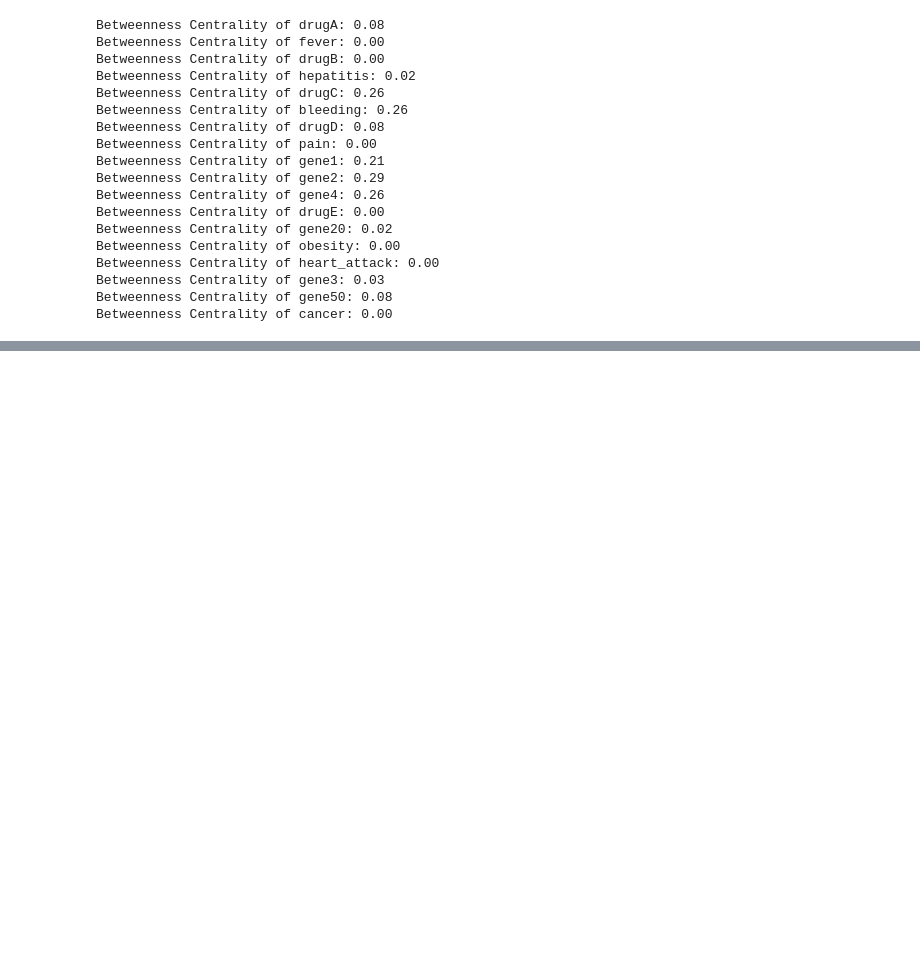
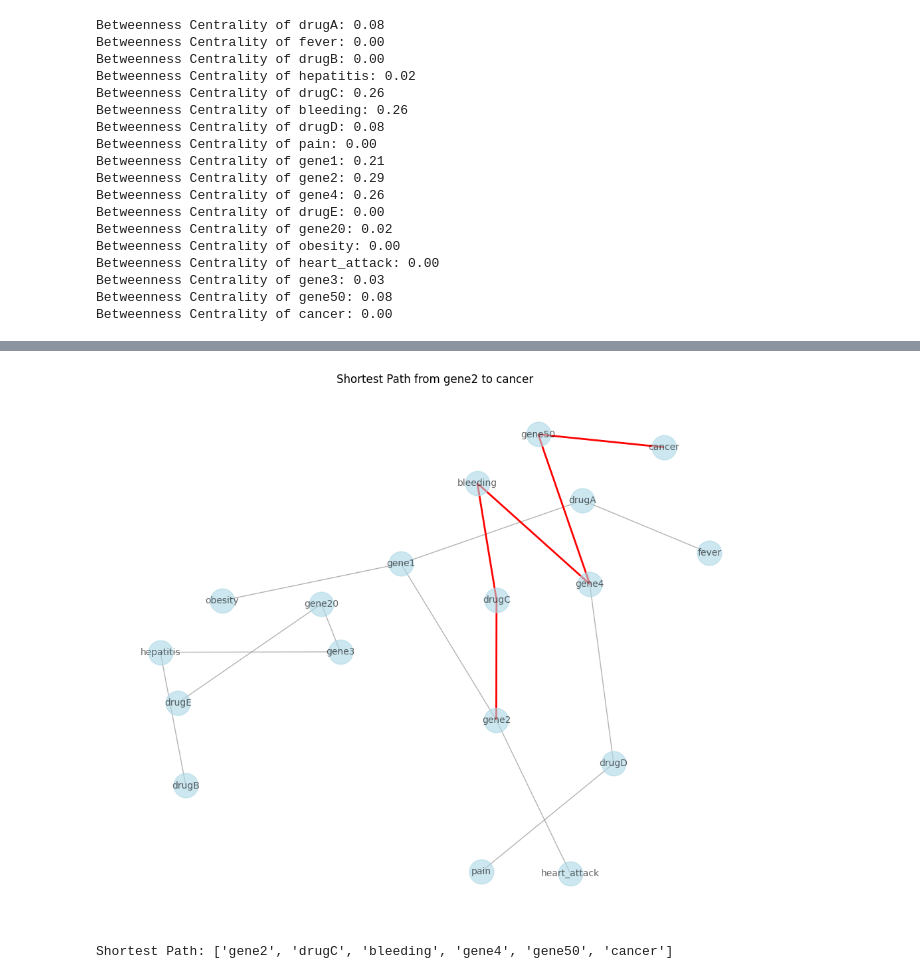
Before and after one commit to Gutema-1990/GenAI-agent, a Jupyter notebook: implementing_KG.ipynb, the cells around one changed output, grey strips where cells are left out. Saved outputs shown, nothing was run; the diff lists cells and outputs as text; code cells hidden in the pictures; blank space fills up the shorter version.

```diff
--- a/implementing_KG.ipynb
+++ b/implementing_KG.ipynb
@@ -108,0 +137,18 @@ Betweenness Centrality of cancer: 0.00
+# %%
+source_node = 'gene2'
+target_node = 'cancer'
+
+# Find the shortest path
+shortest_path = nx.shortest_path(G, source=source_node, target=target_node)
+
+# Visualize the shortest path
+plt.figure(figsize=(10, 8))
+path_edges = [(shortest_path[i], shortest_path[i + 1]) for i in range(len(shortest_path)-1)]
+nx.draw(G, pos, with_labels=True, font_size=10, node_size=700, node_color='lightblue', edge_color='gray', alpha=0.6)
+nx.draw_networkx_edges(G, pos, edgelist=path_edges, edge_color='red', width=2)
+plt.title(f'Shortest Path from {source_node} to {target_node}')
+plt.show()
+print('Shortest Path:', shortest_path)
+# %% [output]
+[figure, added]
+Shortest Path: ['gene2', 'drugC', 'bleeding', 'gene4', 'gene50', 'cancer']
```
Also changed, not shown: parts of 5 cells of this notebook.
